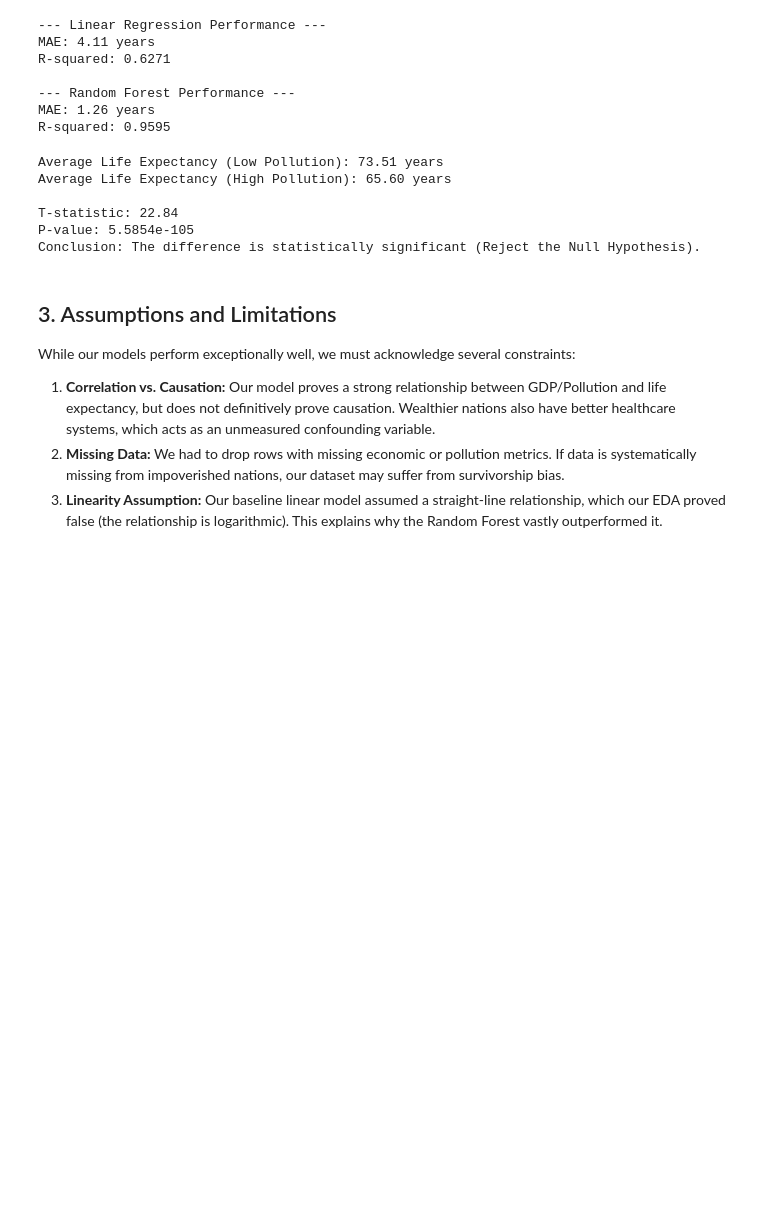
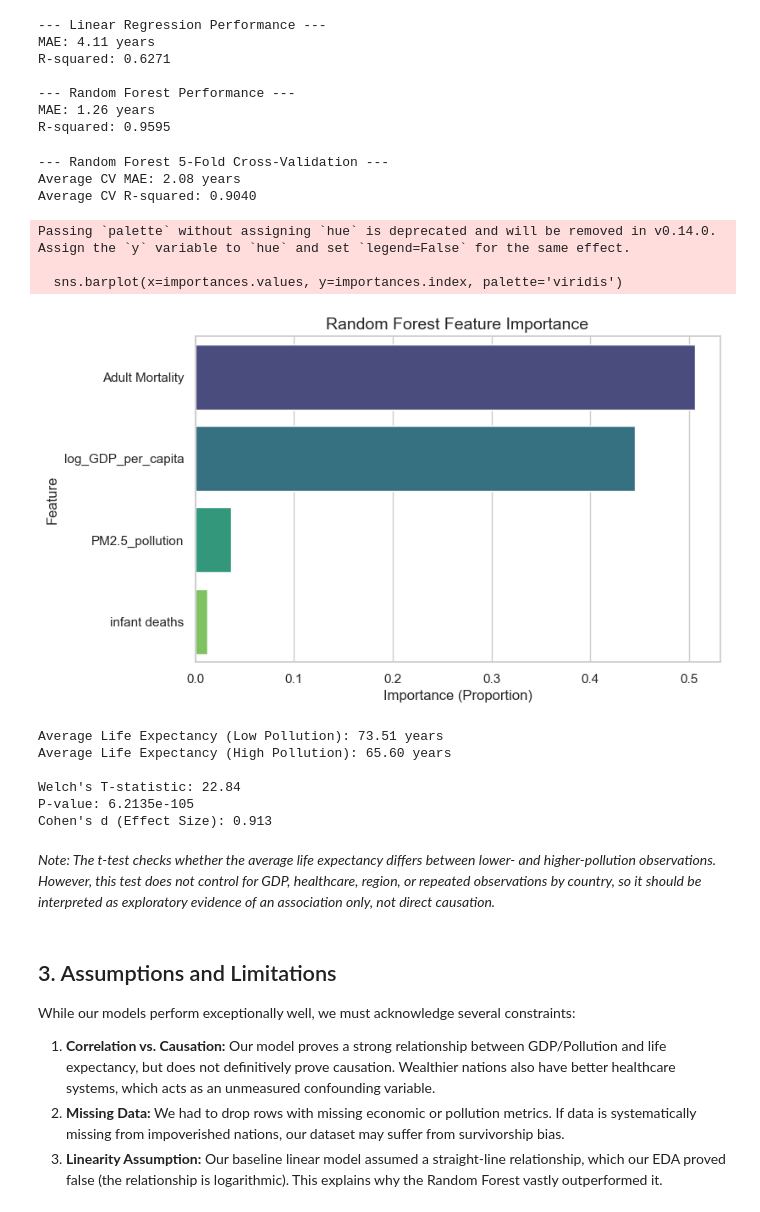
Before and after one commit to AlexGekov/Data-science-project-2, a Jupyter notebook: analysis.ipynb, the cells around one changed output. Saved outputs shown, nothing was run; the diff lists cells and outputs as text; code cells hidden in the pictures; blank space fills up the shorter version.

Commit message:
Fix data leakage using Pipeline and implement Log GDP feature + add merge data validation and 5-fold cross-validation + add feature importance plot and upgrade to Welch's T-test with Cohen's d

```diff
--- a/analysis.ipynb
+++ b/analysis.ipynb
@@ -172,32 +198,64 @@ R-squared: 0.6271
 --- Random Forest Performance ---
 MAE: 1.26 years
 R-squared: 0.9595
+# %%
+from sklearn.model_selection import cross_validate
+
+scoring = {
+    'mae': 'neg_mean_absolute_error',
+    'r2': 'r2'
+}
+
+cv_results = cross_validate(rf_model, X, y, cv=5, scoring=scoring)
+
+print("--- Random Forest 5-Fold Cross-Validation ---")
+print(f"Average CV MAE: {-cv_results['test_mae'].mean():.2f} years")
+print(f"Average CV R-squared: {cv_results['test_r2'].mean():.4f}")
+# %% [output]
+--- Random Forest 5-Fold Cross-Validation ---
+Average CV MAE: 2.08 years
+Average CV R-squared: 0.9040
+# %%
+importances = pd.Series(rf_model.feature_importances_, index=features).sort_values(ascending=False)
+
+plt.figure(figsize=(8, 5))
+sns.barplot(x=importances.values, y=importances.index, palette='viridis')
+plt.title("Random Forest Feature Importance", fontsize=14)
+plt.xlabel("Importance (Proportion)")
+plt.ylabel("Feature")
+plt.show()
+# %% [output]
+Passing `palette` without assigning `hue` is deprecated and will be removed in v0.14.0. Assign the `y` variable to `hue` and set `legend=False` for the same effect.
+
+  sns.barplot(x=importances.values, y=importances.index, palette='viridis')
+[figure, added]
 # %%
 from scipy import stats
+import numpy as np
 
-median_pollution = merged_df['PM2.5_pollution'].median()
+median_pollution = df_model['PM2.5_pollution'].median()
+high_pollution = df_model[df_model['PM2.5_pollution'] > median_pollution]['Life expectancy']
+low_pollution = df_model[df_model['PM2.5_pollution'] <= median_pollution]['Life expectancy']
 
-high_pollution = merged_df[merged_df['PM2.5_pollution'] > median_pollution]['Life expectancy']
-low_pollution = merged_df[merged_df['PM2.5_pollution'] <= median_pollution]['Life expectancy']
+t_stat, p_val = stats.ttest_ind(low_pollution, high_pollution, equal_var=False)
 
-t_stat, p_val = stats.ttest_ind(low_pollution, high_pollution)
+pooled_var = (low_pollution.var() + high_pollution.var()) / 2
+cohens_d = (low_pollution.mean() - high_pollution.mean()) / np.sqrt(pooled_var)
 
 print(f"Average Life Expectancy (Low Pollution): {low_pollution.mean():.2f} years")
 print(f"Average Life Expectancy (High Pollution): {high_pollution.mean():.2f} years")
-print(f"\nT-statistic: {t_stat:.2f}")
+print(f"\nWelch's T-statistic: {t_stat:.2f}")
 print(f"P-value: {p_val:.4e}")
-
-if p_val < 0.05:
-    print("Conclusion: The difference is statistically significant (Reject the Null Hypothesis).")
-else:
-    print("Conclusion: The difference is not statistically significant.")
+print(f"Cohen's d (Effect Size): {cohens_d:.3f}")
 # %% [output]
 Average Life Expectancy (Low Pollution): 73.51 years
 Average Life Expectancy (High Pollution): 65.60 years
 
-T-statistic: 22.84
-P-value: 5.5854e-105
-Conclusion: The difference is statistically significant (Reject the Null Hypothesis).
+Welch's T-statistic: 22.84
+P-value: 6.2135e-105
+Cohen's d (Effect Size): 0.913
+# %% [markdown]
+*Note: The t-test checks whether the average life expectancy differs between lower- and higher-pollution observations. However, this test does not control for GDP, healthcare, region, or repeated observations by country, so it should be interpreted as exploratory evidence of an association only, not direct causation.*
 # %% [markdown]
 ## 3. Assumptions and Limitations
 
```
Also changed, not shown: parts of 3 cells of this notebook.
